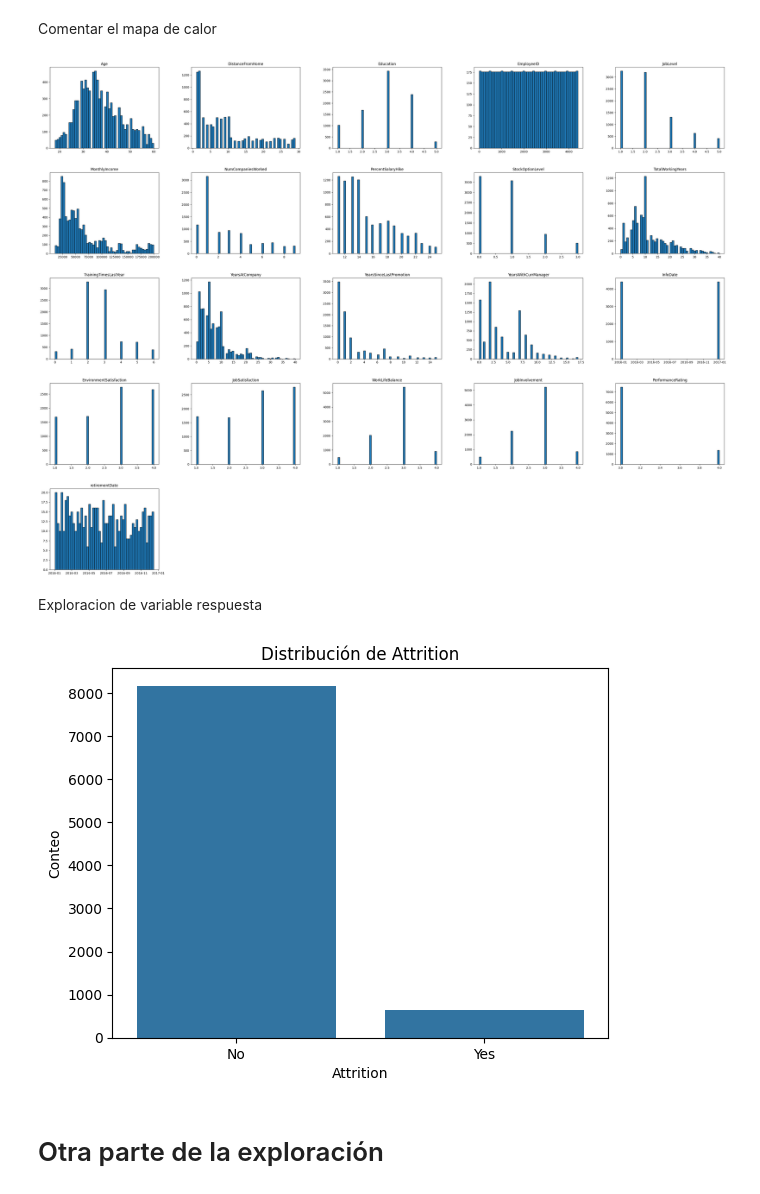
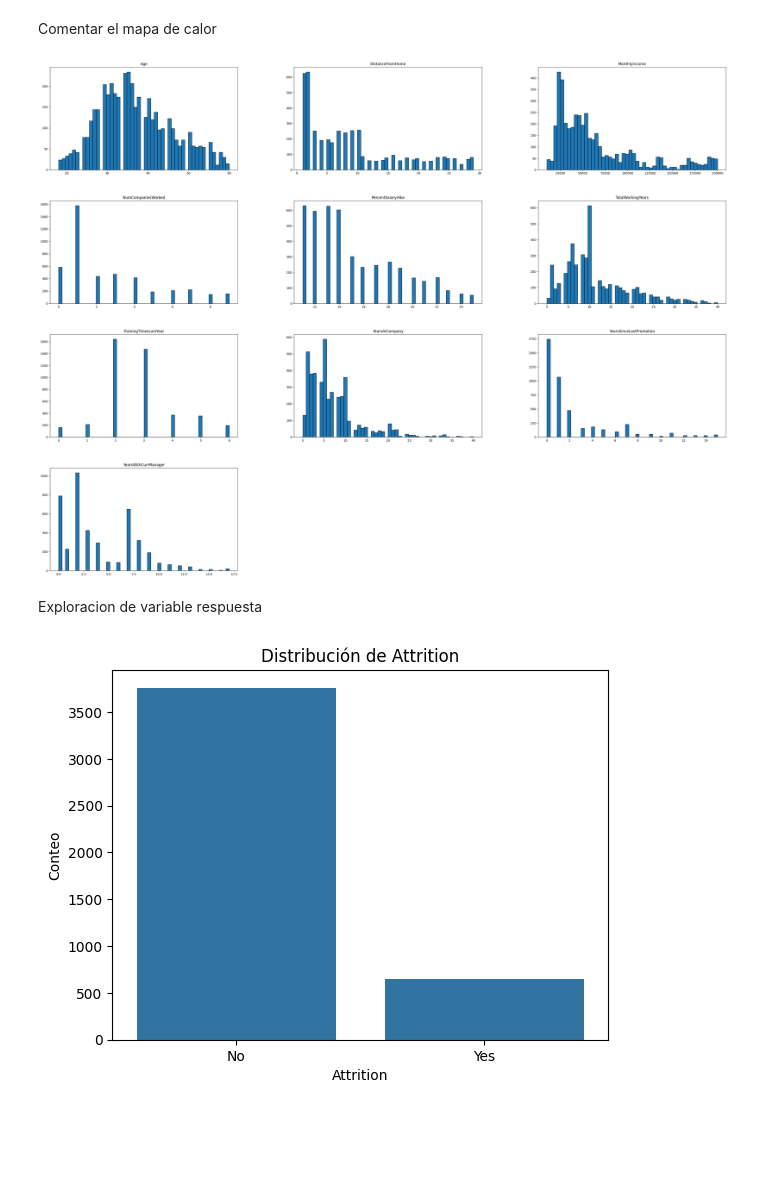
Before and after one commit to Laurahg22/Trabajo-analitica-RH, a Jupyter notebook: c_exploracion.ipynb, the cells around one changed output. Saved outputs shown, nothing was run; the diff lists cells and outputs as text; code cells hidden in the pictures; blank space fills up the shorter version.

```diff
--- a/c_exploracion.ipynb
+++ b/c_exploracion.ipynb
@@ -62,12 +72,12 @@ df['retirementDate'] = pd.to_datetime(df['retirementDate'], format='%Y/%m/%d')
 # %%
 # eliminar variable index
-df = df.drop(['index'], axis=1)
+df2015 = df2015.drop(['index', 'EmployeeID', 'InfoDate', 'retirementDate'], axis=1)
 # %%
 # llenar nulos de la variable respuesta
-condicion = (df['retirementType'] == 'fired') | (pd.isnull(df['retirementType']))
-df.loc[condicion, 'Attrition'] = 'No'
+condicion = (df2015['retirementType'] == 'fired') | (pd.isnull(df2015['retirementType']))
+df2015.loc[condicion, 'Attrition'] = 'No'
 # %%
-def imputar_con_moda(df, variables):
+def imp_datos (df, variables):
     for variable in variables:
         # Calcula la moda de la variable
         moda = df[variable].mode()[0]  # Selecciona el primer valor de la moda en caso de que haya múltiples modas
@@ -79,5 +89,5 @@ def imputar_con_moda(df, variables):
     return df
 # %%
 # imputar datos nulos para NumCompaniesWorked, TotalWorkingYears, EnvironmentSatisfaction, JobSatisfaction, WorkLifeBalance
-df = imputar_con_moda(df, ['NumCompaniesWorked', 'TotalWorkingYears', 'EnvironmentSatisfaction', 'JobSatisfaction', 'WorkLifeBalance'])
+df2015 = imp_datos(df2015, ['NumCompaniesWorked', 'TotalWorkingYears', 'EnvironmentSatisfaction', 'JobSatisfaction', 'WorkLifeBalance'])
 # %%
@@ -161,20 +199,18 @@ plt.show()
 Comentar el mapa de calor
 # %%
 ####explorar variables numéricas con histograma
-fig=df.hist(bins=50, figsize=(40,30),grid=False,ec='black')
+fig=var_num.hist(bins=50, figsize=(40,30),grid=False,ec='black')
 plt.show()
 # %% [output]
-[figure, old version]
+[figure, new version]
 # %% [markdown]
 Exploracion de variable respuesta
 # %%
 # Crear un gráfico de barras utilizando Seaborn
-sns.countplot(x='Attrition', data=df)  # Crear gráfico
+sns.countplot(x='Attrition', data=df2015)  # Crear gráfico
 plt.title('Distribución de Attrition')  # Título
 plt.xlabel('Attrition')  # Etiqueta del eje x
 plt.ylabel('Conteo')  # Etiqueta del eje y
 plt.show()  # Mostrar el gráfico
 # %% [output]
-[figure, old version]
+[figure, new version]
-# %% [markdown]
-# Otra parte de la exploración
```
Also changed, not shown: parts of 16 cells of this notebook.
